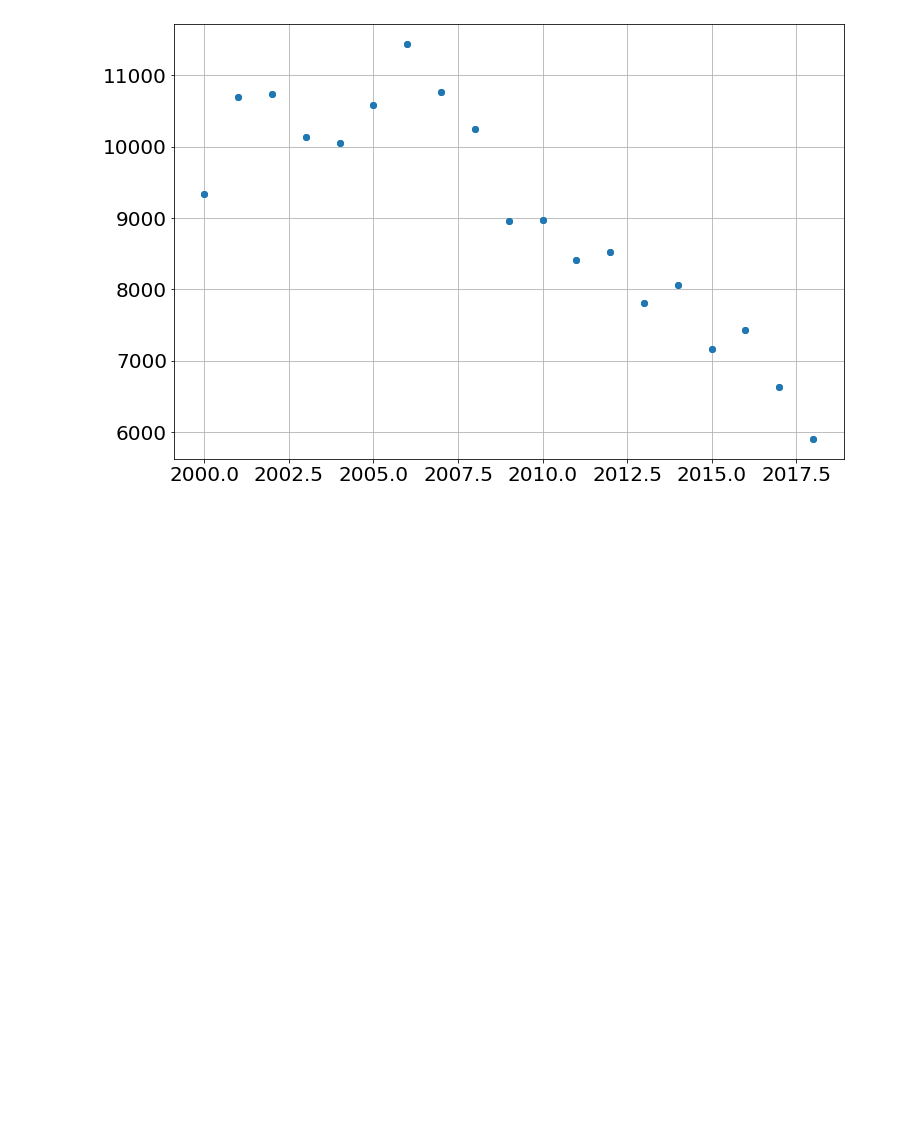
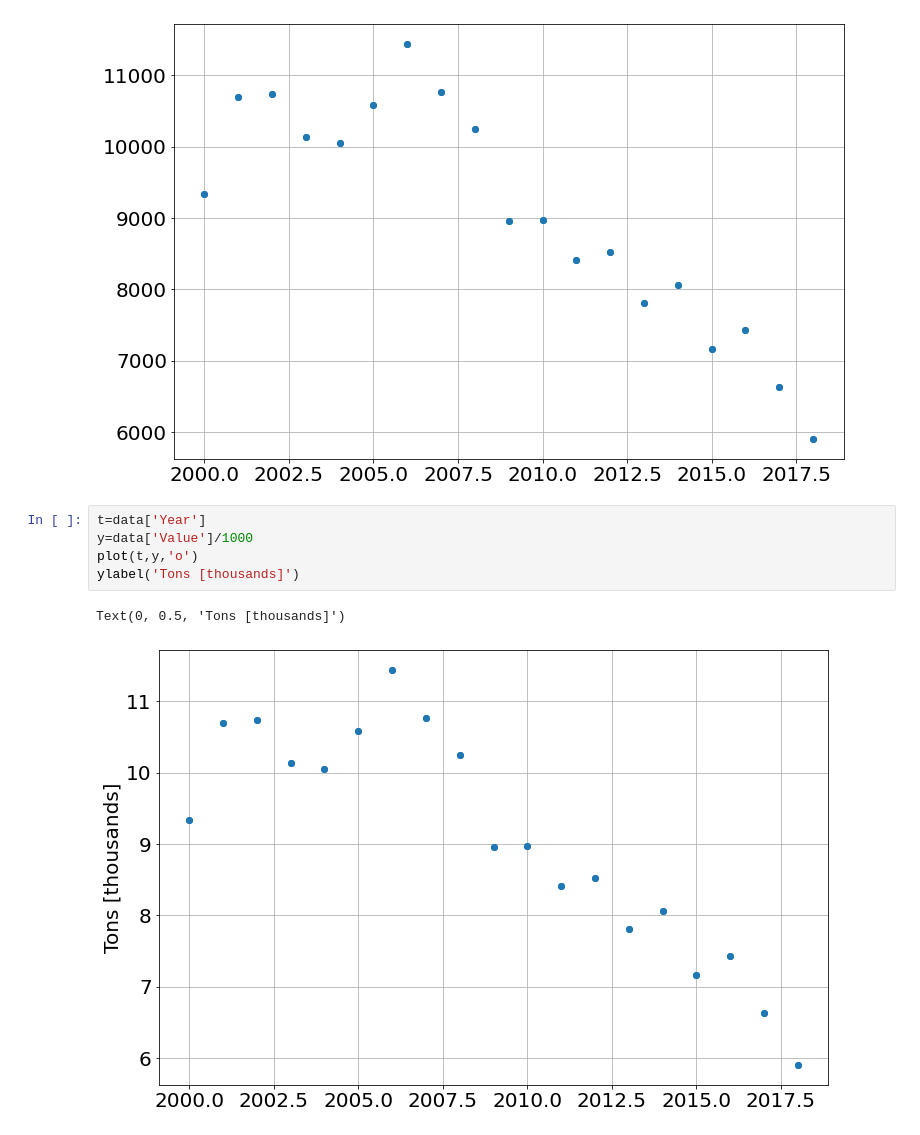
Before and after one commit to bblais/Computer-Programming-for-the-Sciences-Spring-2022, a Jupyter notebook: Sprint #2 - Dynamical Systems and Parameters/2022-03-08 Class.ipynb, the cells around one changed output. Drawn from its saved outputs; the diff is of its cells as text; blank space fills up the shorter version.

```diff
--- a/Sprint #2 - Dynamical Systems and Parameters/2022-03-08 Class.ipynb
+++ b/Sprint #2 - Dynamical Systems and Parameters/2022-03-08 Class.ipynb
@@ -115,3 +115,11 @@ plot(t,y,'o')
 # %% [output]
 [<matplotlib.lines.Line2D at 0x...>]
 [figure]
+# %%
+t=data['Year']
+y=data['Value']/1000
+plot(t,y,'o')
+ylabel('Tons [thousands]')
+# %% [output]
+Text(0, 0.5, 'Tons [thousands]')
+[figure, added]
```
Also changed, not shown: 1 other file.
